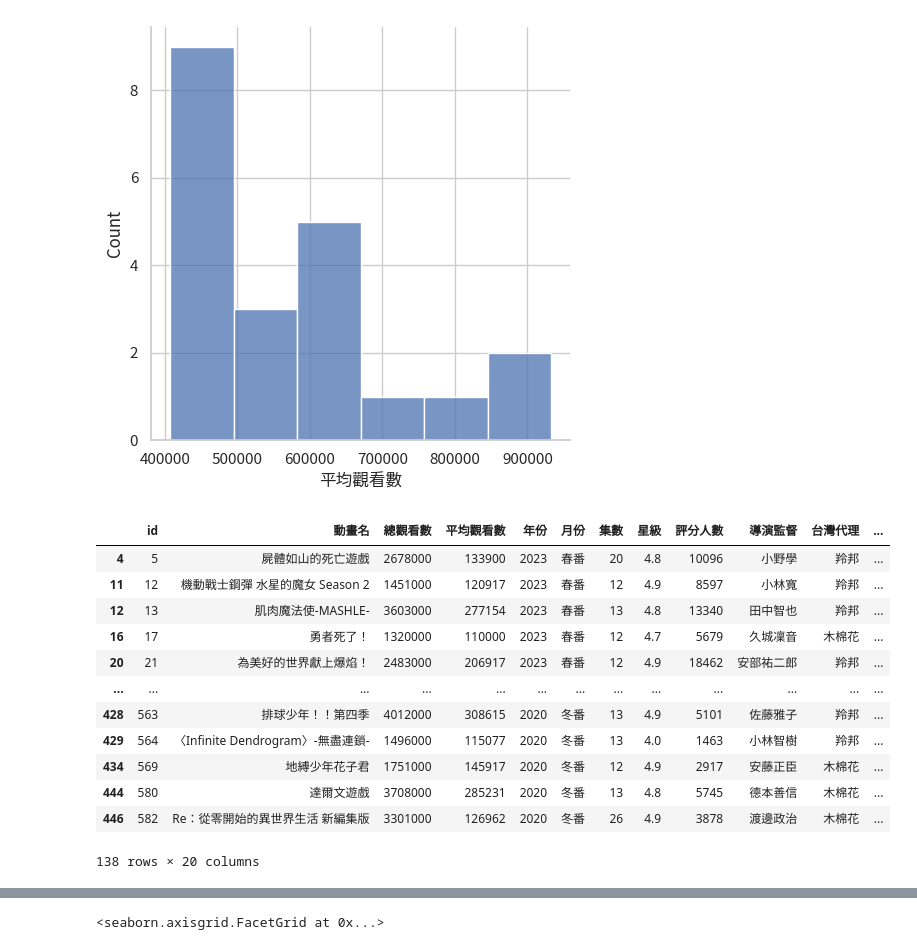
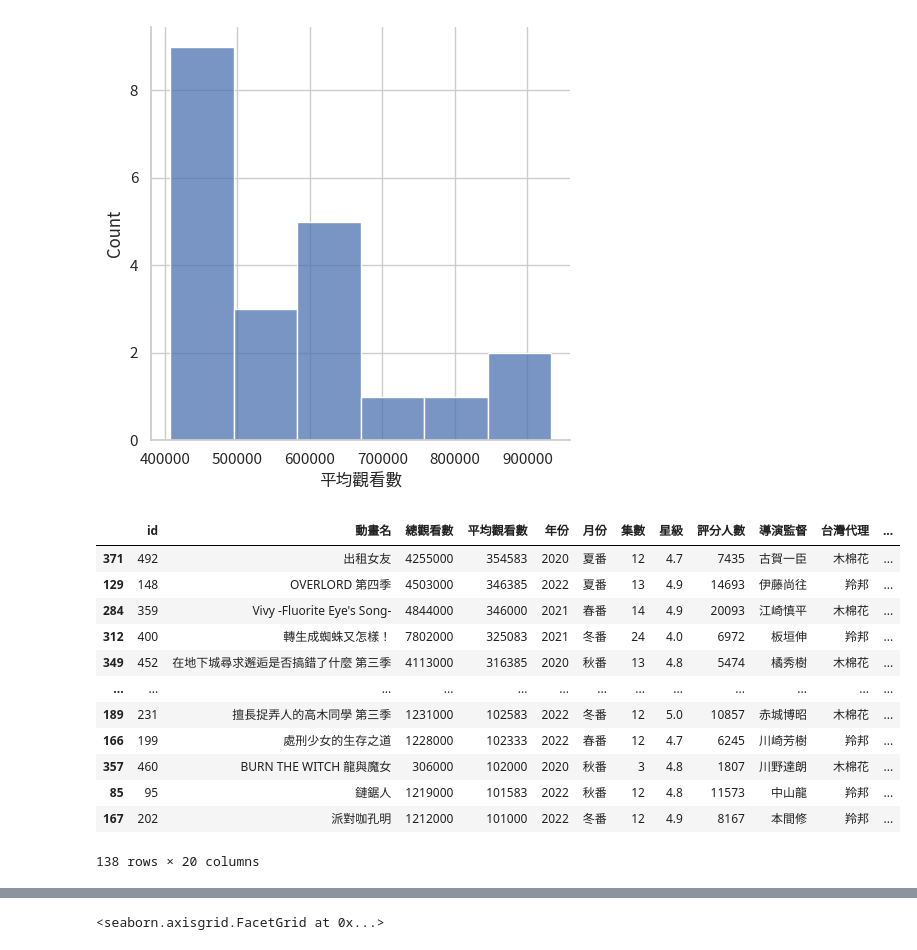
Before and after one commit to hsiaoyt0923/Anime_View_Number_Regression, a Jupyter notebook: visualize.ipynb, the cells around one changed output, grey strips where cells are left out. Saved outputs shown, nothing was run; the diff lists cells and outputs as text; code cells hidden in the pictures.

```diff
--- a/visualize.ipynb
+++ b/visualize.ipynb
@@ -168,19 +175,20 @@ sns.displot(data=df1, x='平均觀看數')
 <seaborn.axisgrid.FacetGrid at 0x...>
 [figure]
 # %%
-df2 = df.loc[(df.平均觀看數 <= 400000) & (df.平均觀看數 > 100000)]
+df2 = df.loc[(df.平均觀看數 <= 400000) & (df.平均觀看數 > 100000)
+             ].sort_values('平均觀看數', ascending=False)
 df2
 # %% [output]
 |  | id | 動畫名 | 總觀看數 | 平均觀看數 | 年份 | 月份 | 集數 | 星級 | 評分人數 | 導演監督 | 台灣代理 | ... |
-| 4 | 5 | 屍體如山的死亡遊戲 | 2678000 | 133900 | 2023 | 春番 | 20 | 4.8 | 10096 | 小野學 | 羚邦 | ... |
-| 11 | 12 | 機動戰士鋼彈 水星的魔女 Season 2 | 1451000 | 120917 | 2023 | 春番 | 12 | 4.9 | 8597 | ⼩林寬 | 羚邦 | ... |
-| 12 | 13 | 肌肉魔法使-MASHLE- | 3603000 | 277154 | 2023 | 春番 | 13 | 4.8 | 13340 | 田中智也 | 羚邦 | ... |
-| 16 | 17 | 勇者死了！ | 1320000 | 110000 | 2023 | 春番 | 12 | 4.7 | 5679 | 久城凜音 | 木棉花 | ... |
-| 20 | 21 | 為美好的世界獻上爆焰！ | 2483000 | 206917 | 2023 | 春番 | 12 | 4.9 | 18462 | 安部祐二郎 | 羚邦 | ... |
+| 371 | 492 | 出租女友 | 4255000 | 354583 | 2020 | 夏番 | 12 | 4.7 | 7435 | 古賀一臣 | 木棉花 | ... |
+| 129 | 148 | OVERLORD 第四季 | 4503000 | 346385 | 2022 | 夏番 | 13 | 4.9 | 14693 | 伊藤尚往 | 羚邦 | ... |
+| 284 | 359 | Vivy -Fluorite Eye's Song- | 4844000 | 346000 | 2021 | 春番 | 14 | 4.9 | 20093 | 江崎慎平 | 木棉花 | ... |
+| 312 | 400 | 轉生成蜘蛛又怎樣！ | 7802000 | 325083 | 2021 | 冬番 | 24 | 4.0 | 6972 | 板垣伸 | 羚邦 | ... |
+| 349 | 452 | 在地下城尋求邂逅是否搞錯了什麼 第三季 | 4113000 | 316385 | 2020 | 秋番 | 13 | 4.8 | 5474 | 橘秀樹 | 木棉花 | ... |
 | ... | ... | ... | ... | ... | ... | ... | ... | ... | ... | ... | ... | ... |
-| 428 | 563 | 排球少年！！第四季 | 4012000 | 308615 | 2020 | 冬番 | 13 | 4.9 | 5101 | 佐藤雅子 | 羚邦 | ... |
-| 429 | 564 | 〈Infinite Dendrogram〉-無盡連鎖- | 1496000 | 115077 | 2020 | 冬番 | 13 | 4.0 | 1463 | 小林智樹 | 羚邦 | ... |
-| 434 | 569 | 地縛少年花子君 | 1751000 | 145917 | 2020 | 冬番 | 12 | 4.9 | 2917 | 安藤正臣 | 木棉花 | ... |
-| 444 | 580 | 達爾文遊戲 | 3708000 | 285231 | 2020 | 冬番 | 13 | 4.8 | 5745 | 德本善信 | 木棉花 | ... |
-| 446 | 582 | Re：從零開始的異世界生活 新編集版 | 3301000 | 126962 | 2020 | 冬番 | 26 | 4.9 | 3878 | 渡邊政治 | 木棉花 | ... |
+| 189 | 231 | 擅長捉弄人的高木同學 第三季 | 1231000 | 102583 | 2022 | 冬番 | 12 | 5.0 | 10857 | 赤城博昭 | 木棉花 | ... |
+| 166 | 199 | 處刑少女的生存之道 | 1228000 | 102333 | 2022 | 春番 | 12 | 4.7 | 6245 | 川崎芳樹 | 羚邦 | ... |
+| 357 | 460 | BURN THE WITCH 龍與魔女 | 306000 | 102000 | 2020 | 秋番 | 3 | 4.8 | 1807 | 川野達朗 | 木棉花 | ... |
+| 85 | 95 | 鏈鋸人 | 1219000 | 101583 | 2022 | 秋番 | 12 | 4.8 | 11573 | 中山龍 | 羚邦 | ... |
+| 167 | 202 | 派對咖孔明 | 1212000 | 101000 | 2022 | 冬番 | 12 | 4.9 | 8167 | 本間修 | 羚邦 | ... |
 138 rows × 20 columns
```
Also changed, not shown: parts of 19 cells of this notebook, 1 other file.
